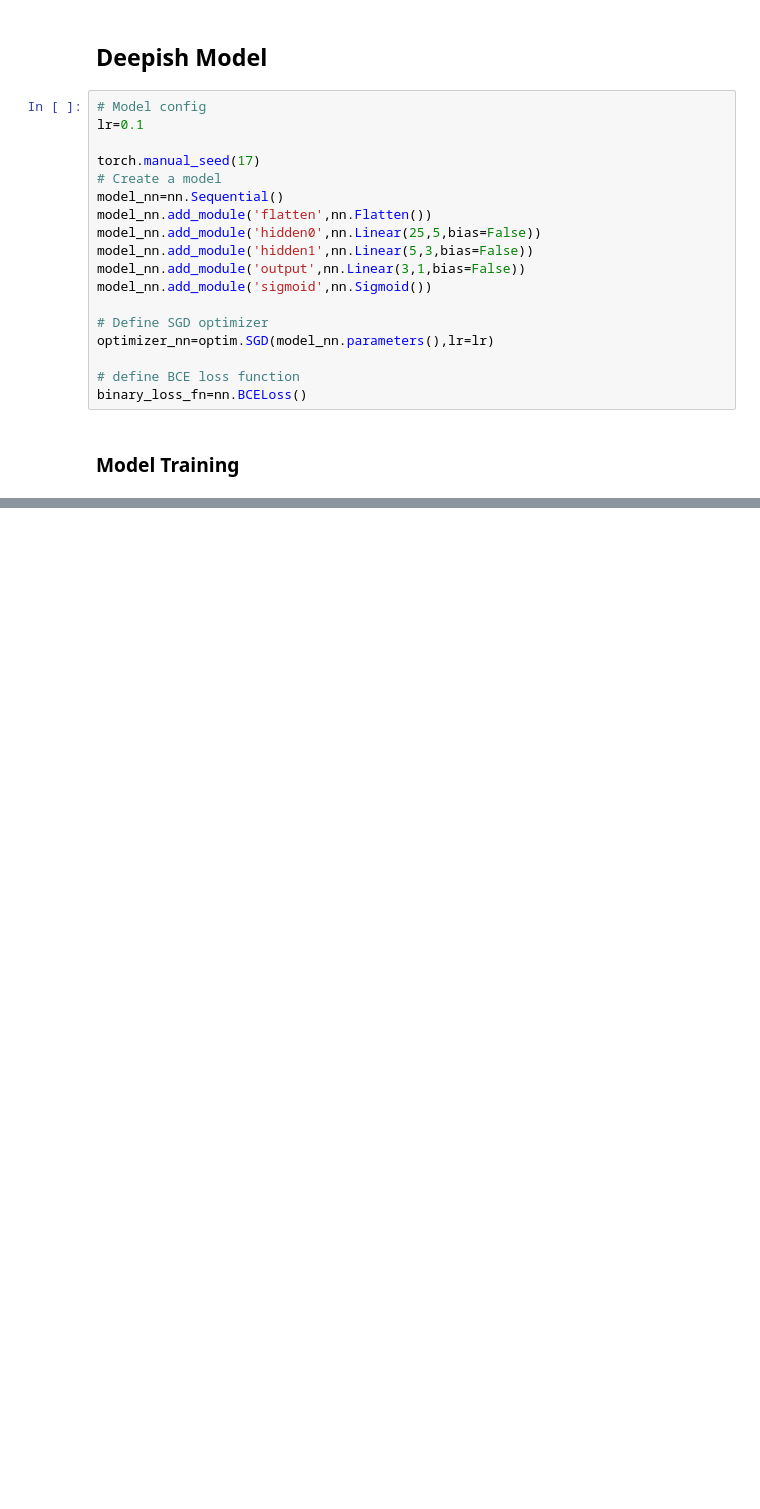
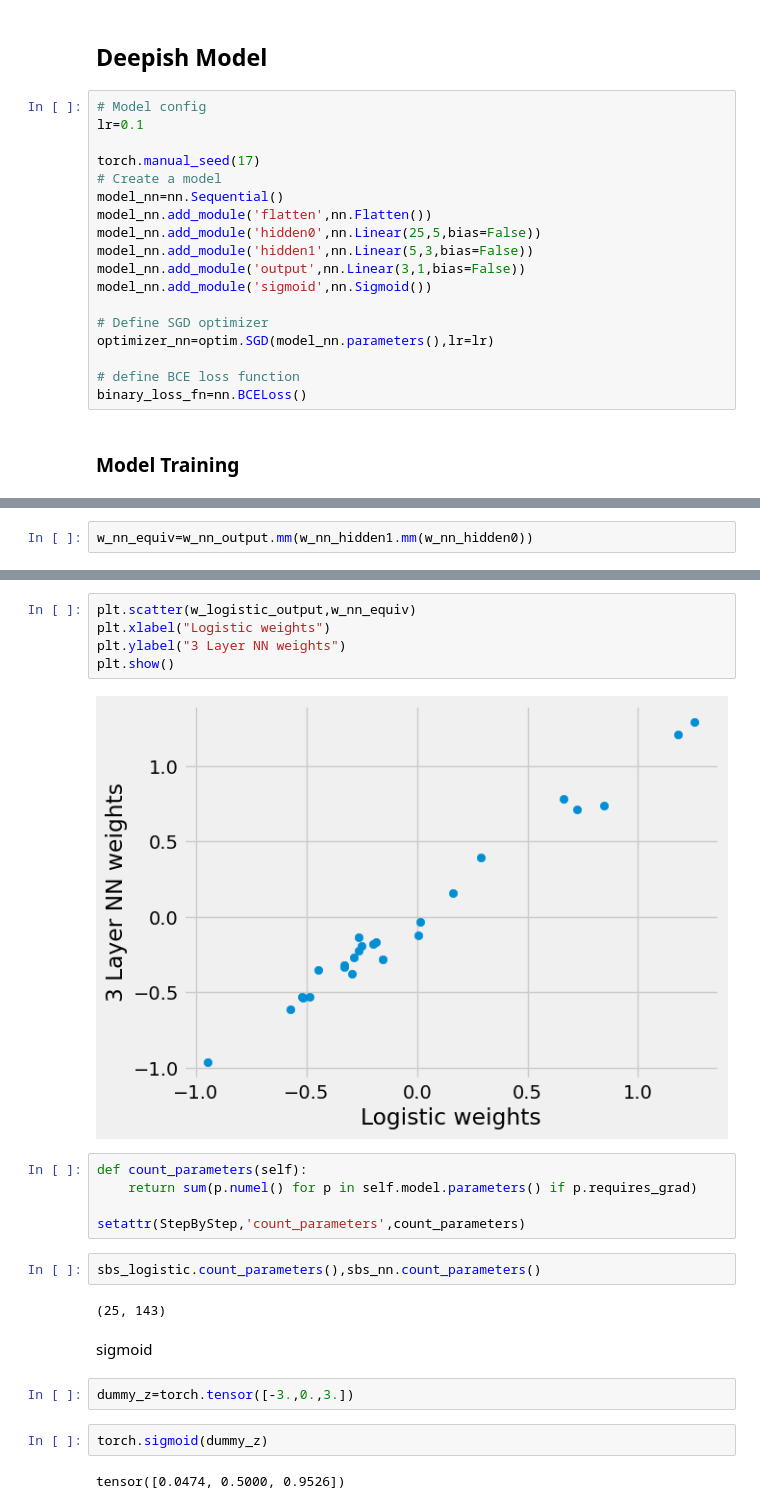
Before and after one commit to Anushkach/Deep-Learning, a Jupyter notebook: Deep Learning with Pytorch/computer vision.ipynb, the cells around one changed output, grey strips where cells are left out. Drawn from its saved outputs; the diff is of its cells as text; blank space fills up the shorter version.

```diff
--- a/Deep Learning with Pytorch/computer vision.ipynb
+++ b/Deep Learning with Pytorch/computer vision.ipynb
@@ -587,0 +608,2 @@ fig=sbs_nn.plot_losses()
+# %%
+w_nn_equiv=w_nn_output.mm(w_nn_hidden1.mm(w_nn_hidden0))
@@ -587,0 +623,24 @@ fig=sbs_nn.plot_losses()
+# %%
+plt.scatter(w_logistic_output,w_nn_equiv)
+plt.xlabel("Logistic weights")
+plt.ylabel("3 Layer NN weights")
+plt.show()
+# %% [output]
+[figure, added]
+# %%
+def count_parameters(self):
+    return sum(p.numel() for p in self.model.parameters() if p.requires_grad)
+
+setattr(StepByStep,'count_parameters',count_parameters)
+# %%
+sbs_logistic.count_parameters(),sbs_nn.count_parameters()
+# %% [output]
+(25, 143)
+# %% [markdown]
+sigmoid
+# %%
+dummy_z=torch.tensor([-3.,0.,3.])
+# %%
+torch.sigmoid(dummy_z)
+# %% [output]
+tensor([0.0474, 0.5000, 0.9526])
```
Also changed, not shown: parts of 25 cells of this notebook.
